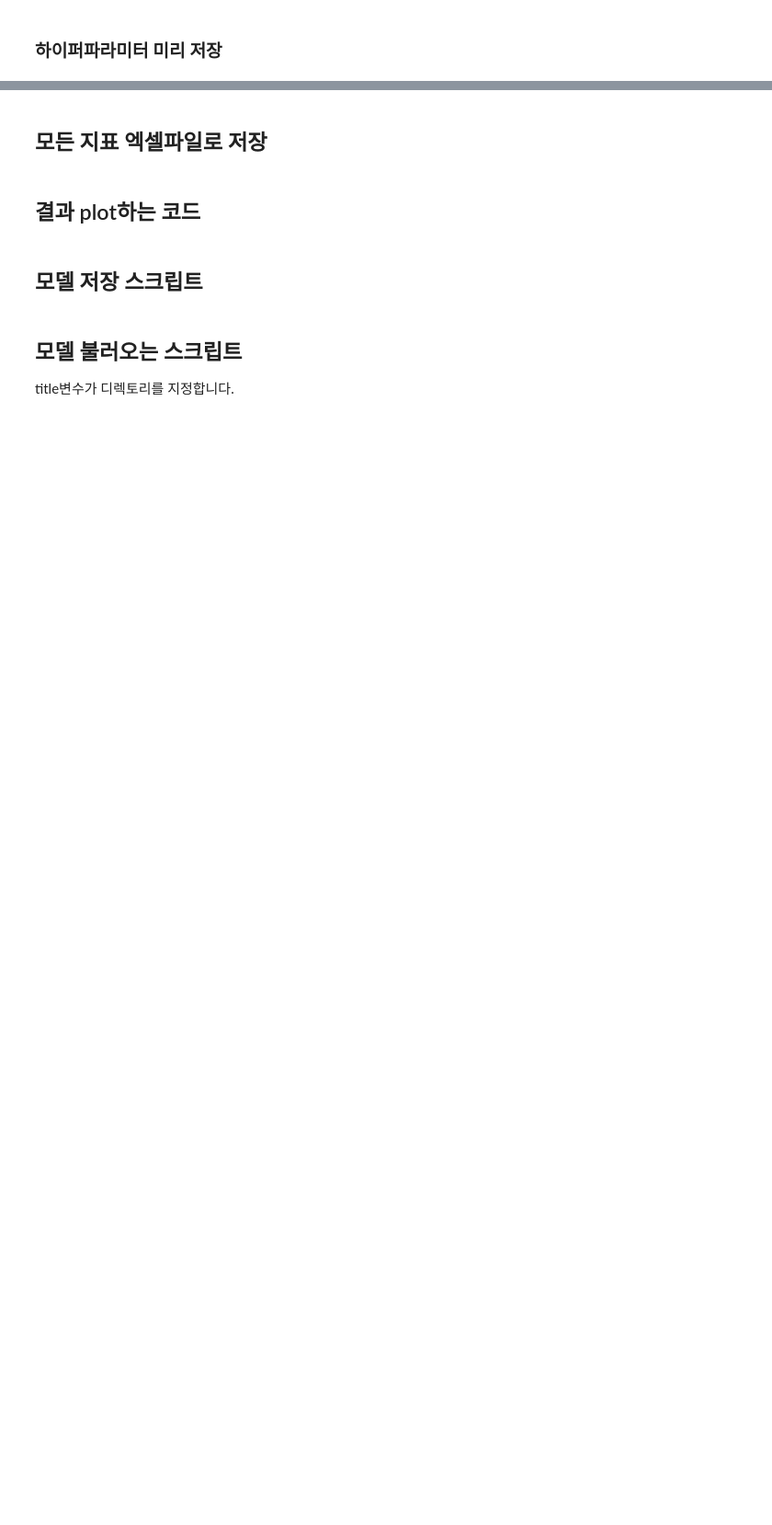
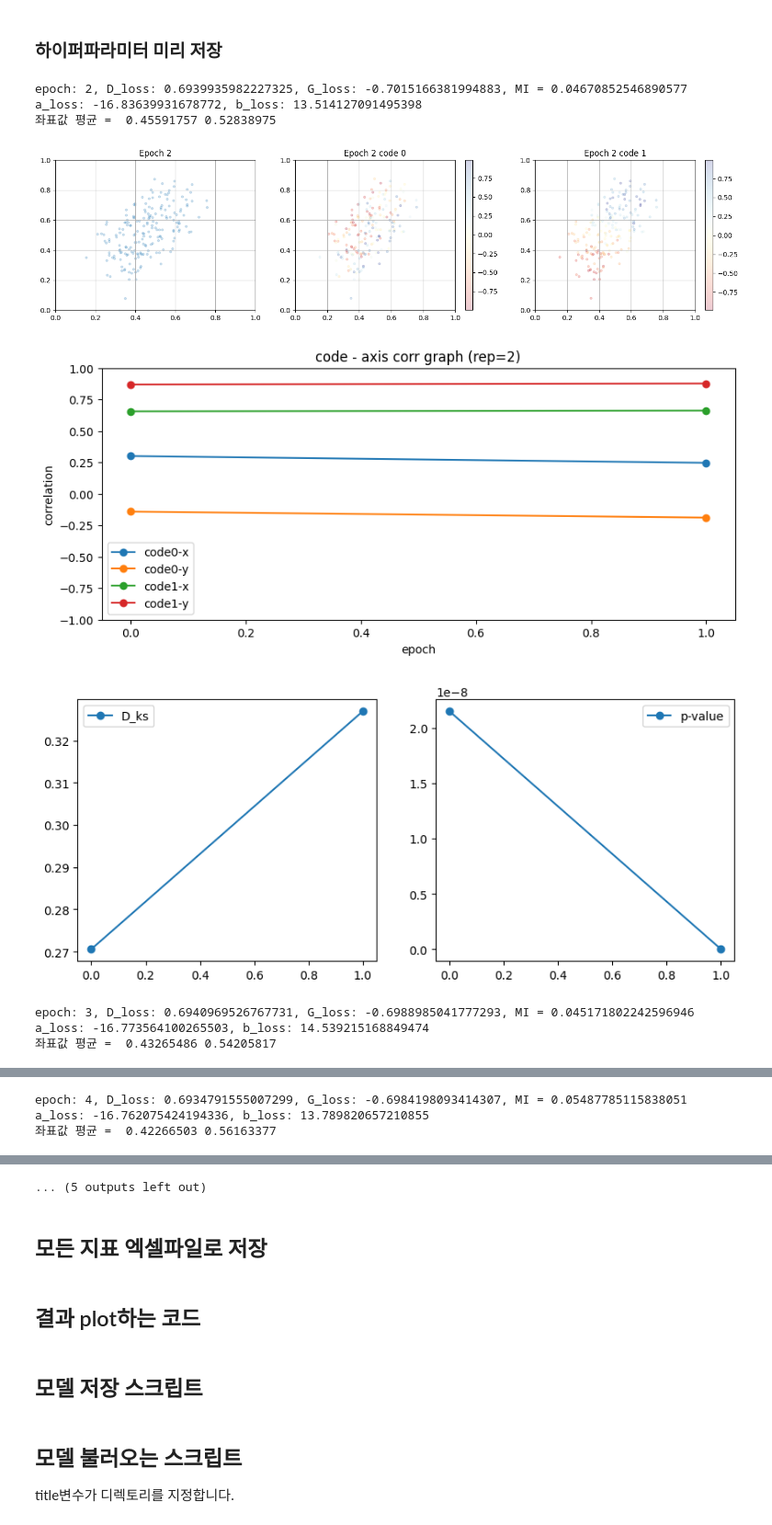
Before and after one commit to red1108/infoQGAN-outdated-, a Jupyter notebook: QGAN+QMINE/code.ipynb, the cells around one changed output, grey strips where cells are left out. Shown: that part at 92% size. Saved outputs shown, nothing was run; the diff lists cells and outputs as text; code cells hidden in the pictures; blank space fills up the shorter version.

```diff
--- a/QGAN+QMINE/code.ipynb
+++ b/QGAN+QMINE/code.ipynb
@@ -327,7 +327,7 @@ final_rep = 0
 
 for rep in range(1, epoch+1):
     np.random.shuffle(x)
-    iter_num = int(len(x) * 0.1 //BATCH_SIZE) # 매번 50% 추출해서 학습. 셔플하니까 자투리 생기는건 무시.
+    iter_num = int(len(x)//BATCH_SIZE) # 매번 50% 추출해서 학습. 셔플하니까 자투리 생기는건 무시.
 
     G_loss_sum = 0.0
     D_loss_sum = 0.0
@@ -395,30 +395,40 @@ for rep in range(1, epoch+1):
     log_gen_codes = np.concatenate(log_gen_codes, axis=0)
     print("epoch: {}, D_loss: {}, G_loss: {}, MI = {}".format(rep, D_loss_sum/iter_num, G_loss_sum/iter_num, mi_sum/iter_num))
     print("a_loss: {}, b_loss: {}".format(a_loss_sum, b_loss_sum))
     print("좌표값 평균 = ", np.mean(log_gen_outputs[:,0]), np.mean(log_gen_outputs[:,1]))
 
     df = pd.DataFrame({'x': log_gen_outputs[:, 0], 'y': log_gen_outputs[:, 1]})
     for i in range(code_qubits):
         df[f'code{i}']=log_gen_codes[:, i]
     corr_mat = df.corr().to_numpy()
     for i in range(code_qubits):
         recorder[f'code{i}-x'].append(corr_mat[0, i+2])
         recorder[f'code{i}-y'].append(corr_mat[1, i+2])
 
     p_value, D_ks = ndtest.ks2d2s(log_gen_outputs[:, 0], log_gen_outputs[:, 1], x[:, 0], x[:, 1], extra=True)
     recorder['D_ks'].append(D_ks)
     recorder['p-value'].append(p_value)
 
     visualize_output(log_gen_outputs, log_gen_codes, title, rep, recorder)
 
     with open(f'result/{title}/discriminator_{rep}.pkl', 'wb') as file:
         pickle.dump(discriminator, file)
     with open(f'result/{title}/generator_{rep}.pkl', 'wb') as file:
         pickle.dump(generator_params, file)
 
 
     df = pd.DataFrame(recorder)
     output_filename = f'result/{title}/recorder.xlsx'
     df.to_excel(output_filename, index=False)
 
     final_rep = rep
+# %% [output]
+epoch: 2, D_loss: 0.6939935982227325, G_loss: -0.7015166381994883, MI = 0.04670852546890577
+a_loss: -16.83639931678772, b_loss: 13.514127091495398
+좌표값 평균 =  0.45591757 0.52838975
+[figure, added]
+[figure, added]
+[figure, added]
+epoch: 3, D_loss: 0.6940969526767731, G_loss: -0.6988985041777293, MI = 0.045171802242596946
+a_loss: -16.773564100265503, b_loss: 14.539215168849474
+좌표값 평균 =  0.43265486 0.54205817
@@ -424,0 +438,3 @@ for rep in range(1, epoch+1):
+epoch: 4, D_loss: 0.6934791555007299, G_loss: -0.6984198093414307, MI = 0.05487785115838051
+a_loss: -16.762075424194336, b_loss: 13.789820657210855
+좌표값 평균 =  0.42266503 0.56163377
@@ -425,3 +444,4 @@ for rep in range(1, epoch+1):
+... (5 outputs left out)
 # %% [markdown]
 ## 모든 지표 엑셀파일로 저장
 # %%
```
Also changed, not shown: parts of 1 cell of this notebook, 1 other file.
